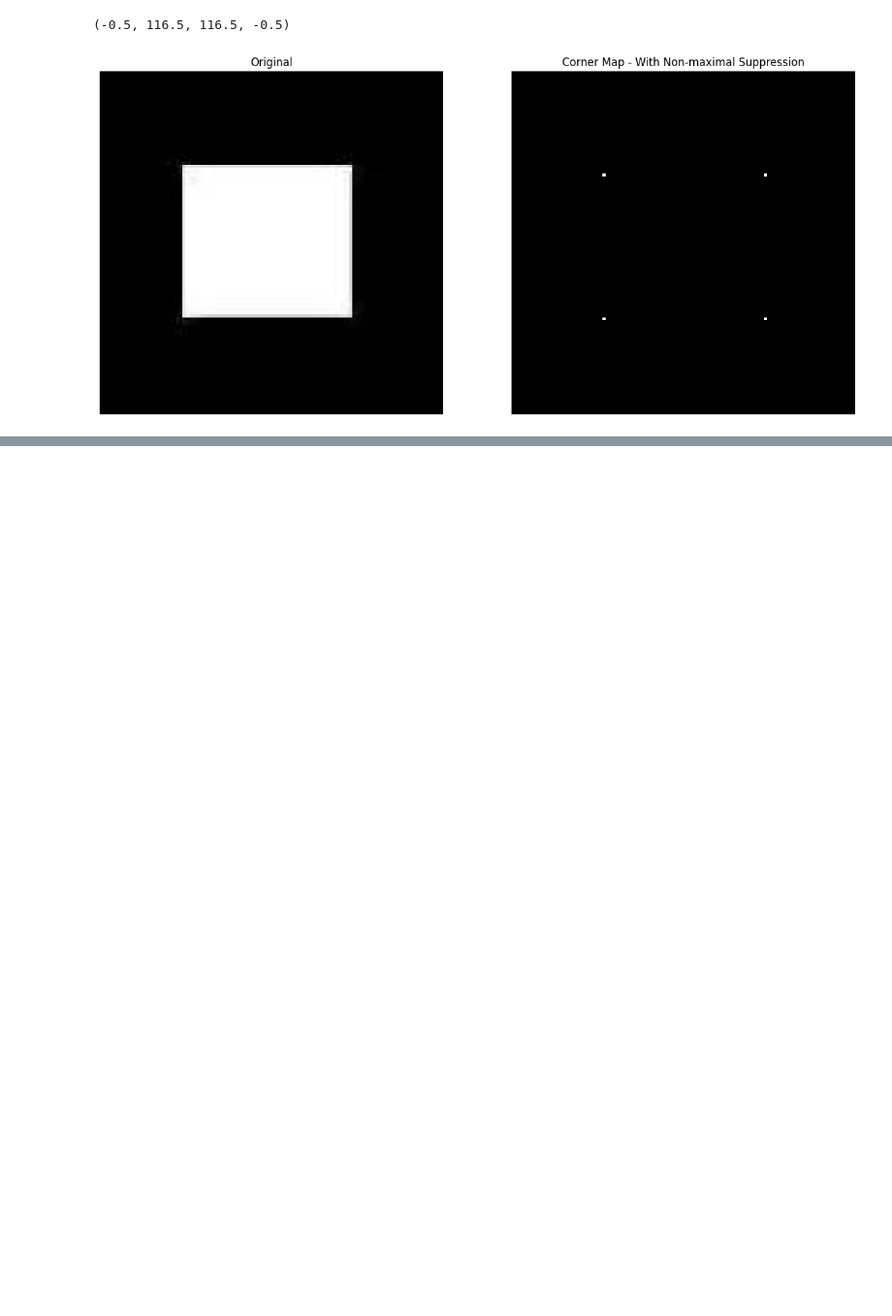
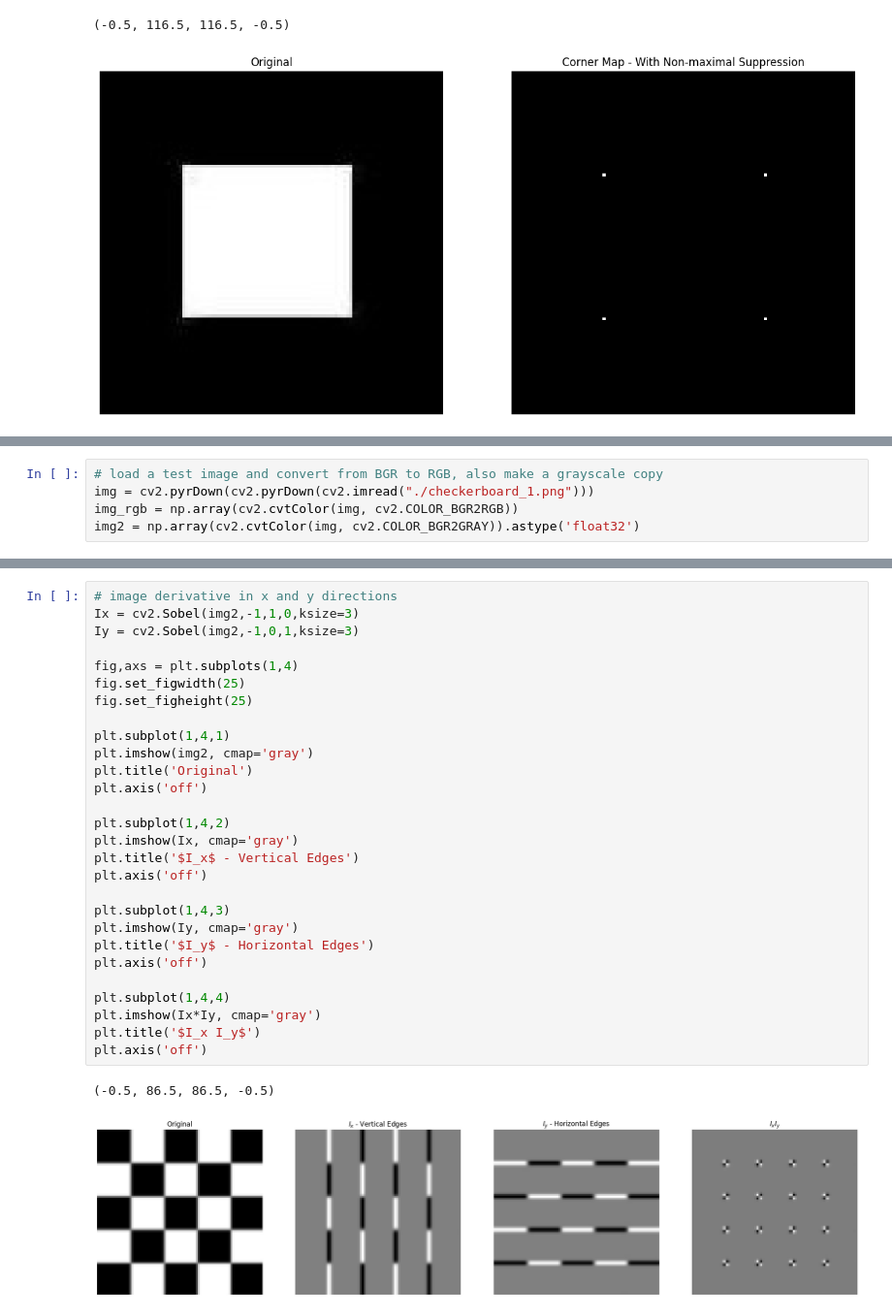
Before and after one commit to tsultan16/Computer_Vision, a Jupyter notebook: feature_detection/corner.ipynb, the cells around one changed output, grey strips where cells are left out. Shown at 97% size. Drawn from its saved outputs; the diff is of its cells as text; blank space fills up the shorter version.

```diff
--- a/feature_detection/corner.ipynb
+++ b/feature_detection/corner.ipynb
@@ -326,0 +327,5 @@ plt.axis('off')
+# %%
+# load a test image and convert from BGR to RGB, also make a grayscale copy
+img = cv2.pyrDown(cv2.pyrDown(cv2.imread("./checkerboard_1.png")))
+img_rgb = np.array(cv2.cvtColor(img, cv2.COLOR_BGR2RGB))
+img2 = np.array(cv2.cvtColor(img, cv2.COLOR_BGR2GRAY)).astype('float32')
@@ -326,0 +358,31 @@ plt.axis('off')
+# %%
+# image derivative in x and y directions
+Ix = cv2.Sobel(img2,-1,1,0,ksize=3)
+Iy = cv2.Sobel(img2,-1,0,1,ksize=3)
+
+fig,axs = plt.subplots(1,4)
+fig.set_figwidth(25)
+fig.set_figheight(25)
+
+plt.subplot(1,4,1)
+plt.imshow(img2, cmap='gray')
+plt.title('Original')
+plt.axis('off')
+
+plt.subplot(1,4,2)
+plt.imshow(Ix, cmap='gray')
+plt.title('$I_x$ - Vertical Edges')
+plt.axis('off')
+
+plt.subplot(1,4,3)
+plt.imshow(Iy, cmap='gray')
+plt.title('$I_y$ - Horizontal Edges')
+plt.axis('off')
+
+plt.subplot(1,4,4)
+plt.imshow(Ix*Iy, cmap='gray')
+plt.title('$I_x I_y$')
+plt.axis('off')
+# %% [output]
+(-0.5, 86.5, 86.5, -0.5)
+[figure, added]
```
Also changed, not shown: parts of 20 cells of this notebook.
